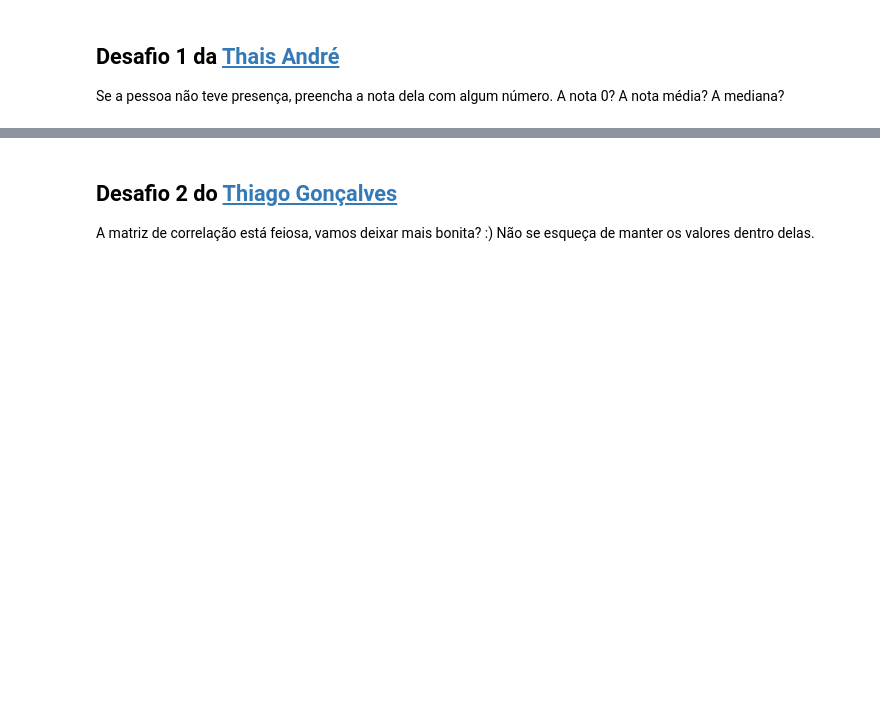
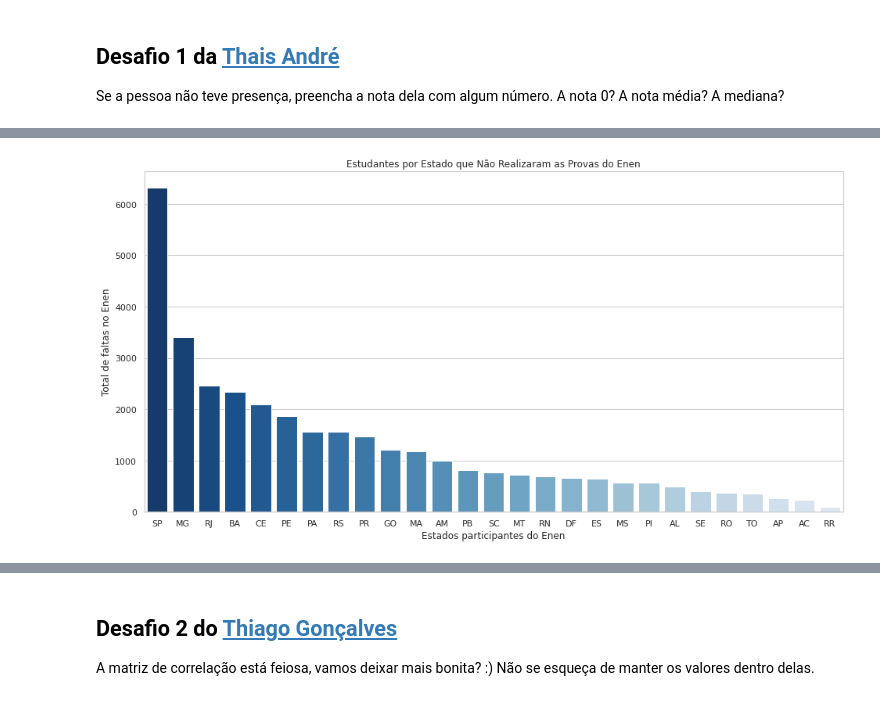
Before and after one commit to itimes-digital/quarentena-dados-alura, a Jupyter notebook: QuarentenaDados_Aula04.ipynb, the cells around one changed output, grey strips where cells are left out. Drawn from its saved outputs; the diff is of its cells as text; code cells hidden in the pictures; blank space fills up the shorter version.

```diff
--- a/QuarentenaDados_Aula04.ipynb
+++ b/QuarentenaDados_Aula04.ipynb
@@ -176,0 +196,20 @@ Se a pessoa não teve presença, preencha a nota dela com algum número. A nota
+# %%
+import seaborn as sns
+sns.set_style("whitegrid")
+
+dados_sem_presenca = dados.query('NU_NOTA_COMP1 == "nan" and NU_NOTA_COMP2 == "nan" and NU_NOTA_COMP3 == "nan" and NU_NOTA_COMP3 == "nan" and NU_NOTA_COMP5 == "nan" and NU_NOTA_REDACAO == "nan"').groupby("SG_UF_RESIDENCIA")["NU_INSCRICAO"].count()
+
+plt.figure(figsize=(16,8))
+plt.title("Estudantes por Estado que Não Realizaram as Provas do Enen")
+dados_sem_presenca = dados_sem_presenca.sort_values(ascending=False)
+sns.barplot(x=dados_sem_presenca.index,
+            y=dados_sem_presenca.values,
+            palette=sns.color_palette("Blues_r", n_colors=len(dados_sem_presenca) + 4)).set(
+    xlabel='Estados participantes do Enen',
+    ylabel='Total de faltas no Enen'
+)
+locs, labels = plt.xticks()
+plt.setp(labels, rotation=0, horizontalalignment='center')
+plt.show()
+# %% [output]
+[figure, added]
```
Also changed, not shown: parts of 8 cells of this notebook.
